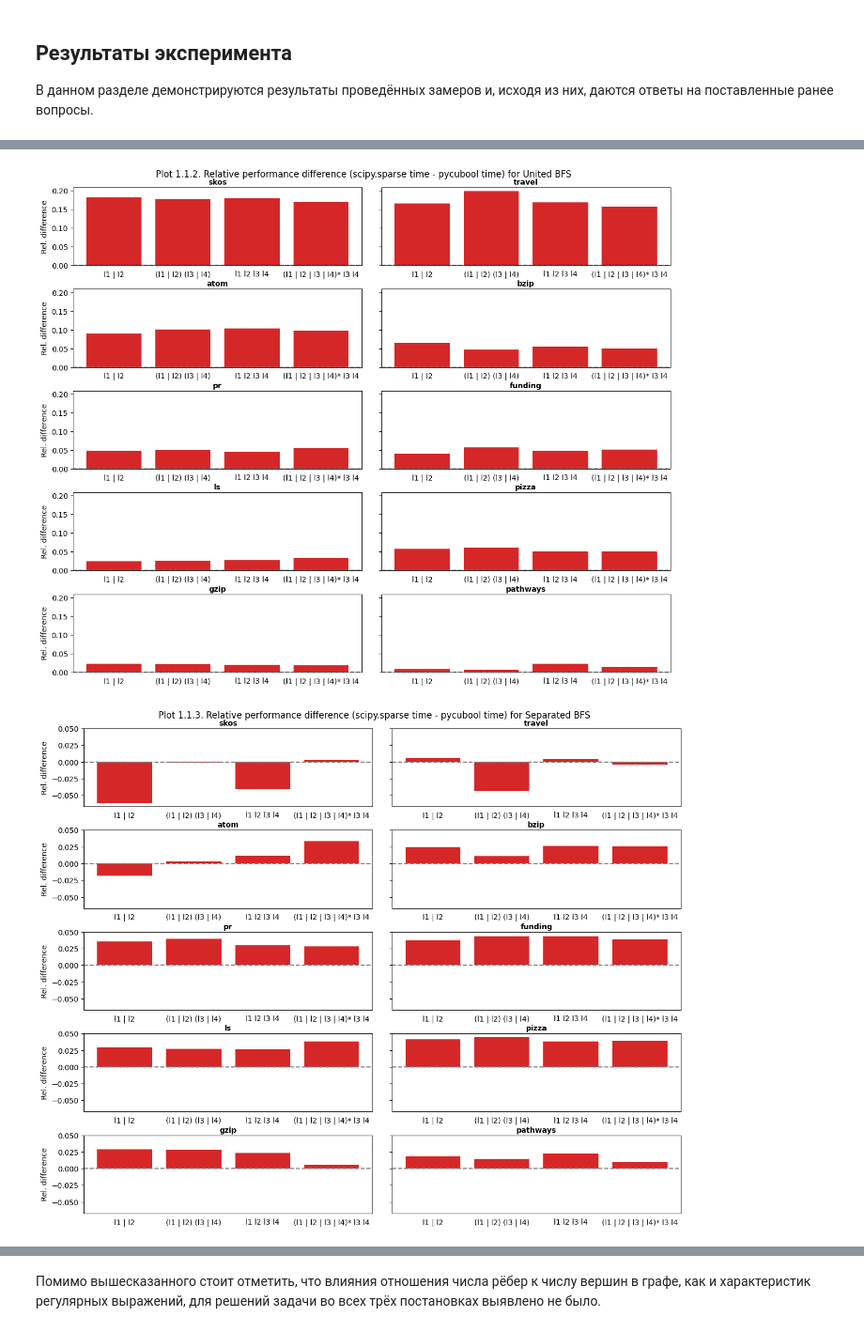
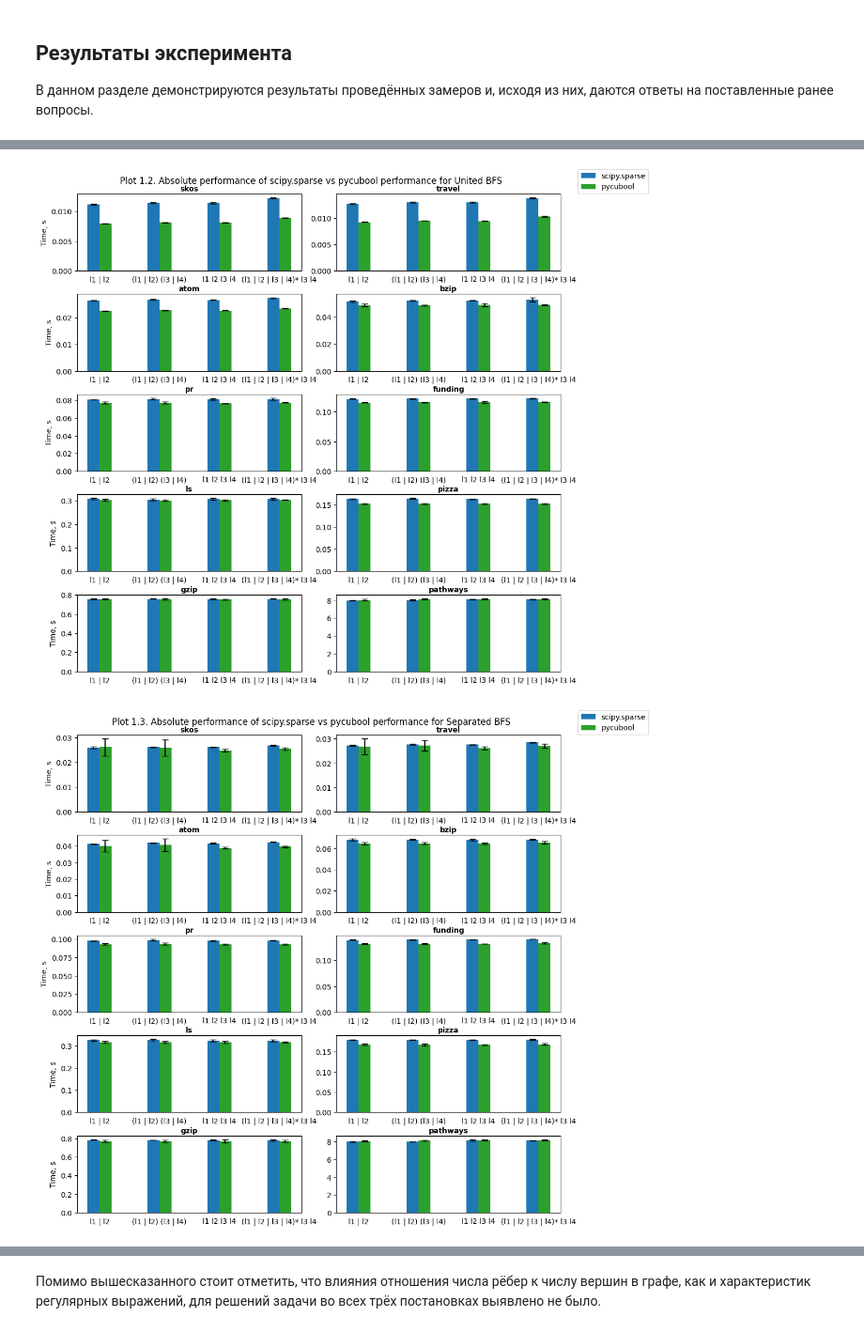
Before and after one commit to shlegelal/formal-lang-course, a Jupyter notebook: experiments/rpq_comparison.ipynb, the cells around one changed output, grey strips where cells are left out. Shown at 94% size. Cells and saved outputs as stored; diff of their text form; code cells hidden in the pictures.

Commit message:
Enrich results displaying in RPQ experiment

```diff
--- a/experiments/rpq_comparison.ipynb
+++ b/experiments/rpq_comparison.ipynb
@@ -660,7 +660,7 @@ import signal
 from typing import Callable
 
 # Number of consecutive times each measurement is run
-RUN_TIMES = 5
+RUN_TIMES = 10
 
 
 class RunTimeoutError(Exception):
@@ -672,7 +672,7 @@ def timeout_handler(_signum, _frame):
     raise RunTimeoutError
 
 
-def run_timed(f: Callable, run_times: int, timeout_each_s: int = 600):
+def run_timed(f: Callable, run_times: int = RUN_TIMES, timeout_each_s: int = 600):
     timeout_total_s = timeout_each_s * run_times
 
     signal.signal(signal.SIGALRM, timeout_handler)
@@ -821,16 +915,19 @@ ALGO_NAMES = ["Tensor multiplication", "United BFS", "Separated BFS"]
 # %%
-def show_rel_plots_1(
+def show_abs_plots_1(
     res: list[list[tuple[tuple[tuple[float, float], tuple[float, float], tuple[float, float]], tuple[
         tuple[float, float], tuple[float, float], tuple[float, float]]]]]
 ):
-    fig_size = (3 * len(REGEXES), len(GRAPHS))
+    fig_size = (2.5 * len(REGEXES), len(GRAPHS))
+    label_locations = np.arange(len(REGEXES))
+    bar_width = 0.2
+    cap_size = 4
 
     for algo_i, algo_name in enumerate(ALGO_NAMES):
         fig: plt.Figure
-        fig, axs = plt.subplots(len(GRAPHS) // 2, 2, figsize=fig_size, sharey=True)
+        fig, axs = plt.subplots(len(GRAPHS) // 2, 2, figsize=fig_size)
 
         fig.suptitle(
-            f"Plot 1.1.{algo_i + 1}. Relative performance difference (scipy.sparse time - pycubool time) for {algo_name}")
+            f"Plot 1.{algo_i + 1}. Absolute performance of scipy.sparse vs pycubool performance for {algo_name}")
         fig.tight_layout()
 
         ax: plt.Axes
@@ -841,22 +938,40 @@ def show_rel_plots_1(
             ax.set_xlabel(graph_name, weight="bold")
             ax.xaxis.set_label_position("top")
 
+            ax.set_xticks(label_locations, REGEXES.keys())
             ax.tick_params(axis='x', which='both', bottom=False)
             if g_i % len(axs[0]) == 0:
-                ax.set_ylabel("Rel. difference")
-
-            ax.axhline(color="tab:grey", linestyle="--")
+                ax.set_ylabel("Time, s")
 
             scipy_means = [rs[0][algo_i][0] for rs in graph_results]
+            scipy_stdevs = [rs[0][algo_i][1] for rs in graph_results]
+            ax.bar(
+                label_locations - bar_width / 2,
+                scipy_means,
+                bar_width,
+                yerr=scipy_stdevs,
+                color="tab:blue",
+                label="scipy.sparse",
+                capsize=cap_size,
+            )
+
             pycubool_means = [rs[1][algo_i][0] for rs in graph_results]
+            pycubool_stdevs = [rs[1][algo_i][1] for rs in graph_results]
             ax.bar(
-                REGEXES.keys(),
-                [(m1 - m2) / (m1 + m2) for m1, m2 in zip(scipy_means, pycubool_means)],
-                color="tab:red",
+                label_locations + bar_width / 2,
+                pycubool_means,
+                bar_width,
+                yerr=pycubool_stdevs,
+                color="tab:green",
+                label="pycubool",
+                capsize=cap_size,
             )
+
+        handles, labels = axs[-1][-1].get_legend_handles_labels()
+        fig.legend(handles, labels, bbox_to_anchor=(1, 1), loc="upper left")
 
     plt.show()
 
 
-show_rel_plots_1(fixed_starts_res)
+show_abs_plots_1(fixed_starts_res)
 # %% [output]
@@ -864,2 +979,2 @@ show_rel_plots_1(fixed_starts_res)
-[figure, old version]
+[figure, new version]
-[figure, old version]
+[figure, new version]
```
Also changed, not shown: parts of 16 cells of this notebook.
